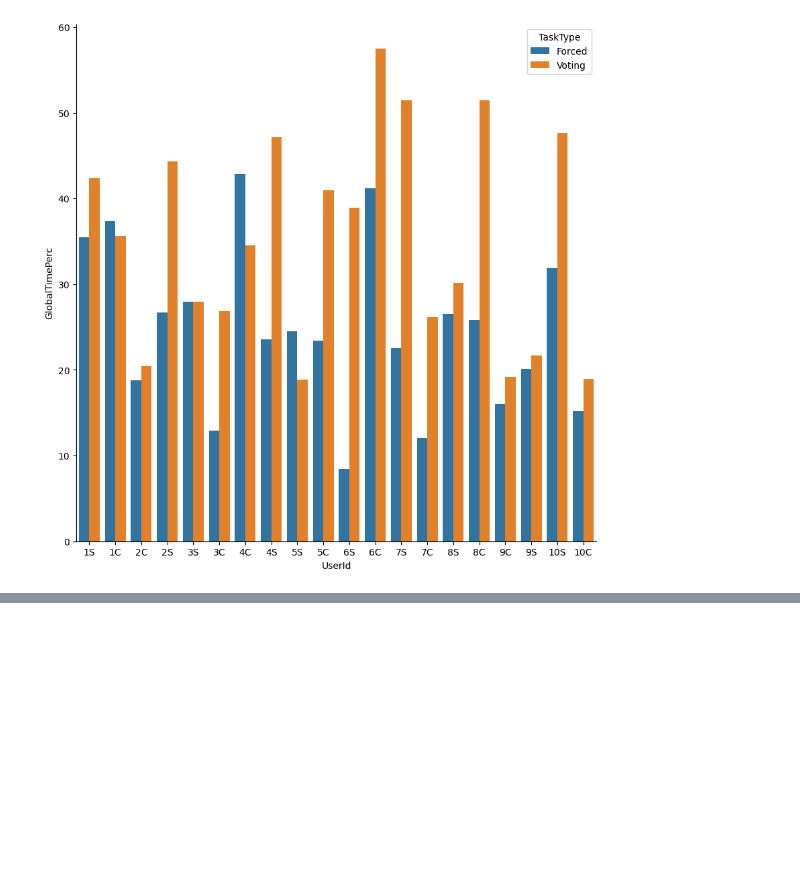
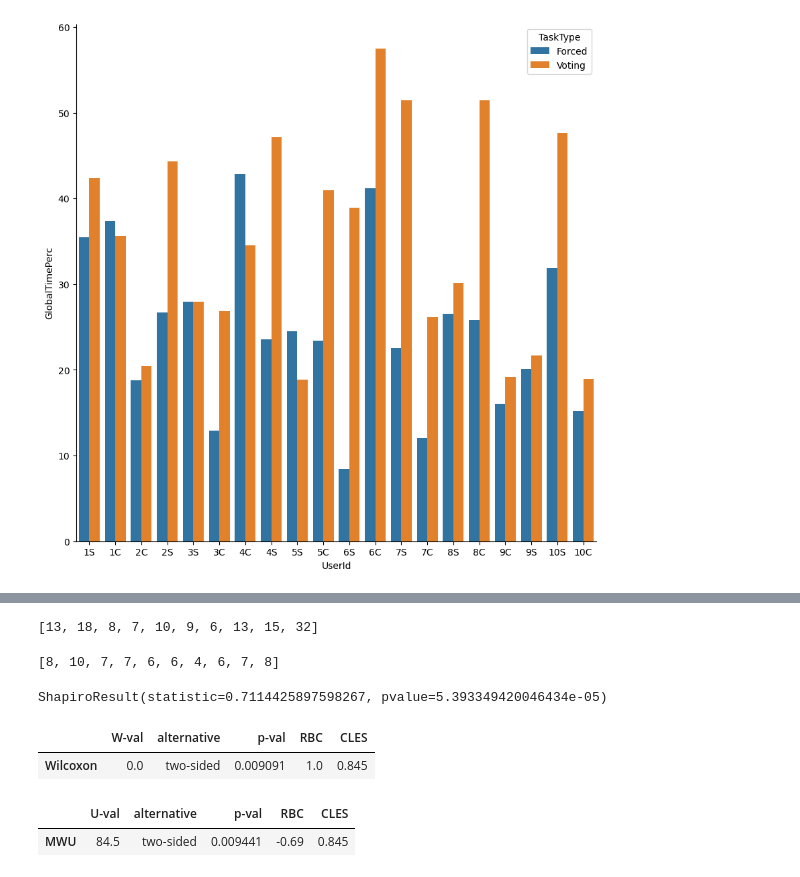
Before and after one commit to DebbyX3/CIDERHololensCollabManip, a Jupyter notebook: UserExperiments/LogAnalysis.ipynb, the cells around one changed output, grey strips where cells are left out. Saved outputs shown, nothing was run; the diff lists cells and outputs as text; code cells hidden in the pictures; blank space fills up the shorter version.

Commit message:
New statistics results

```diff
--- a/UserExperiments/LogAnalysis.ipynb
+++ b/UserExperiments/LogAnalysis.ipynb
@@ -453,0 +501,44 @@ sns.despine(fig)
+# %%
+operations_forced_df = pd.concat(forced_tasks_operations_df, ignore_index = True)
+operations_forced_df.drop(operations_forced_df[operations_forced_df.OperationType != "ForcedCommit"].index, inplace=True)
+
+operation_forced_count_df = operations_forced_df.groupby(["UserId", "OperationType"]).count()
+operation_forced_count_reset_df = operation_forced_count_df.reset_index()
+
+operation_forced_count_reset_df["UserId"] = operation_forced_count_reset_df["UserId"].apply(lambda x: str(x)[:len(x)-1])
+operation_forced_count_group_df = operation_forced_count_reset_df.groupby(["UserId"]).sum(numeric_only=True)
+
+op_count_forced_by_pair = operation_forced_count_group_df["DateTime"]
+op_count_forced_by_pair_array = np.array(op_count_forced_by_pair.to_numpy()).tolist()
+op_count_forced_by_pair_array
+# %% [output]
+[13, 18, 8, 7, 10, 9, 6, 13, 15, 32]
+# %%
+operations_voting_df = pd.concat(voting_tasks_operations_df, ignore_index = True)
+operations_voting_df.drop(operations_voting_df[(operations_voting_df.OperationType != "AcceptCommit") & (operations_voting_df.OperationType != "DeclineCommit")].index, inplace=True)
+
+operation_voting_count_df = operations_voting_df.groupby(["UserId", "OperationType"]).count()
+operation_voting_count_reset_df = operation_voting_count_df.reset_index()
+
+operation_voting_count_reset_df["UserId"] = operation_voting_count_reset_df["UserId"].apply(lambda x: str(x)[:len(x)-1])
+operation_voting_count_group_df = operation_voting_count_reset_df.groupby(["UserId"]).sum(numeric_only=True)
+
+op_count_voting_by_pair = operation_voting_count_group_df["DateTime"]
+op_count_voting_by_pair_array = np.array(op_count_voting_by_pair.to_numpy()).tolist()
+op_count_voting_by_pair_array
+# %% [output]
+[8, 10, 7, 7, 6, 6, 4, 6, 7, 8]
+# %%
+shapiro(op_count_forced_by_pair_array + op_count_voting_by_pair_array)
+# %% [output]
+ShapiroResult(statistic=0.7114425897598267, pvalue=5.393349420046434e-05)
+# %%
+pg.wilcoxon(op_count_forced_by_pair_array, op_count_voting_by_pair_array)
+# %% [output]
+|  | W-val | alternative | p-val | RBC | CLES |
+| Wilcoxon | 0.0 | two-sided | 0.009091 | 1.0 | 0.845 |
+# %%
+pg.mwu(op_count_forced_by_pair_array, op_count_voting_by_pair_array, alternative='two-sided')
+# %% [output]
+|  | U-val | alternative | p-val | RBC | CLES |
+| MWU | 84.5 | two-sided | 0.009441 | -0.69 | 0.845 |
```
Also changed, not shown: parts of 6 cells of this notebook, 15 other files.
